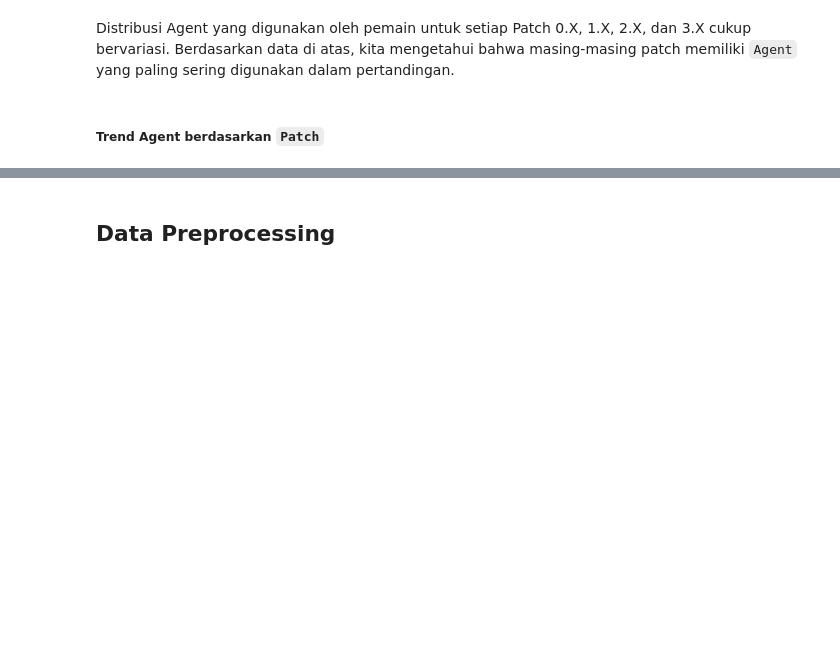
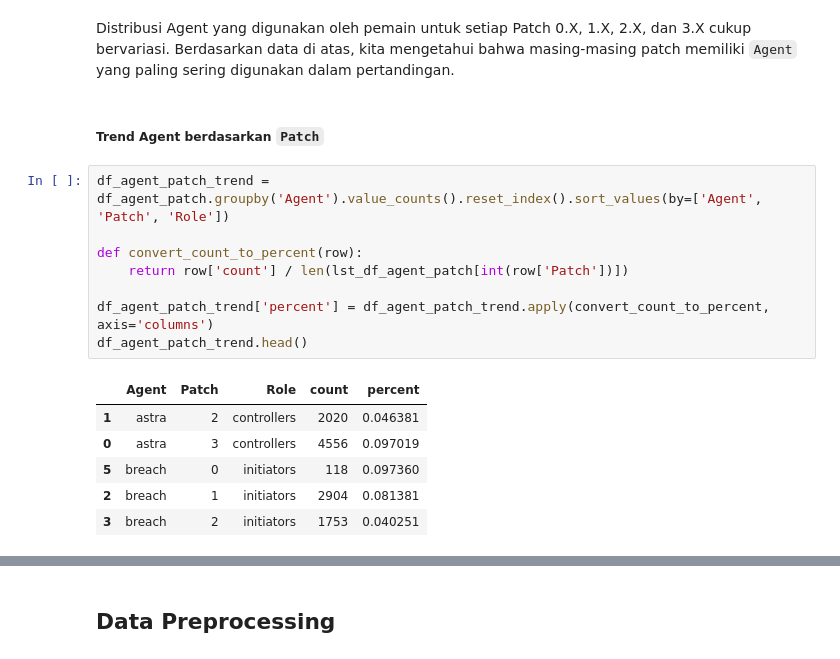
Before and after one commit to LyzanderAndrylie/kasdad-tk, a Jupyter notebook: TK_Data+.ipynb, the cells around one changed output, grey strips where cells are left out. Drawn from its saved outputs; the diff is of its cells as text; blank space fills up the shorter version.

```diff
--- a/TK_Data+.ipynb
+++ b/TK_Data+.ipynb
@@ -806,3 +808,18 @@ for patch_num in patch_nums:
 Distribusi Agent yang digunakan oleh pemain untuk setiap Patch 0.X, 1.X, 2.X, dan 3.X cukup bervariasi. Berdasarkan data di atas, kita mengetahui bahwa masing-masing patch memiliki `Agent` yang paling sering digunakan dalam pertandingan.
 # %% [markdown]
 ##### Trend Agent berdasarkan `Patch`
+# %%
+df_agent_patch_trend = df_agent_patch.groupby('Agent').value_counts().reset_index().sort_values(by=['Agent', 'Patch', 'Role'])
+
+def convert_count_to_percent(row):
+    return row['count'] / len(lst_df_agent_patch[int(row['Patch'])])
+
+df_agent_patch_trend['percent'] = df_agent_patch_trend.apply(convert_count_to_percent, axis='columns')
+df_agent_patch_trend.head()
+# %% [output]
+|  | Agent | Patch | Role | count | percent |
+| 1 | astra | 2 | controllers | 2020 | 0.046381 |
+| 0 | astra | 3 | controllers | 4556 | 0.097019 |
+| 5 | breach | 0 | initiators | 118 | 0.097360 |
+| 2 | breach | 1 | initiators | 2904 | 0.081381 |
+| 3 | breach | 2 | initiators | 1753 | 0.040251 |
```
Also changed, not shown: parts of 4 cells of this notebook.
